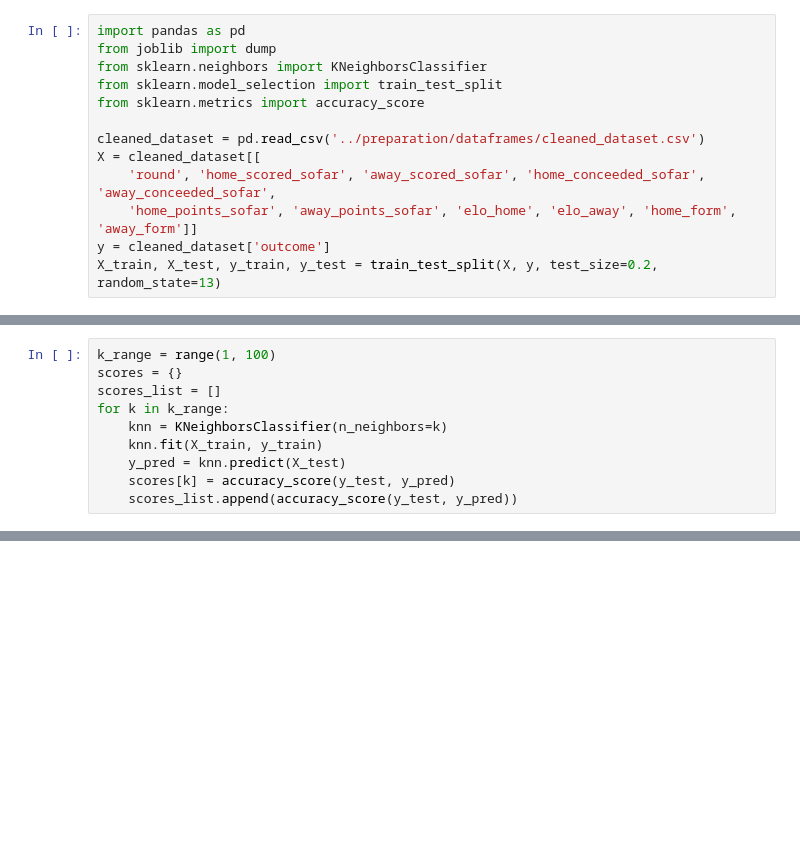
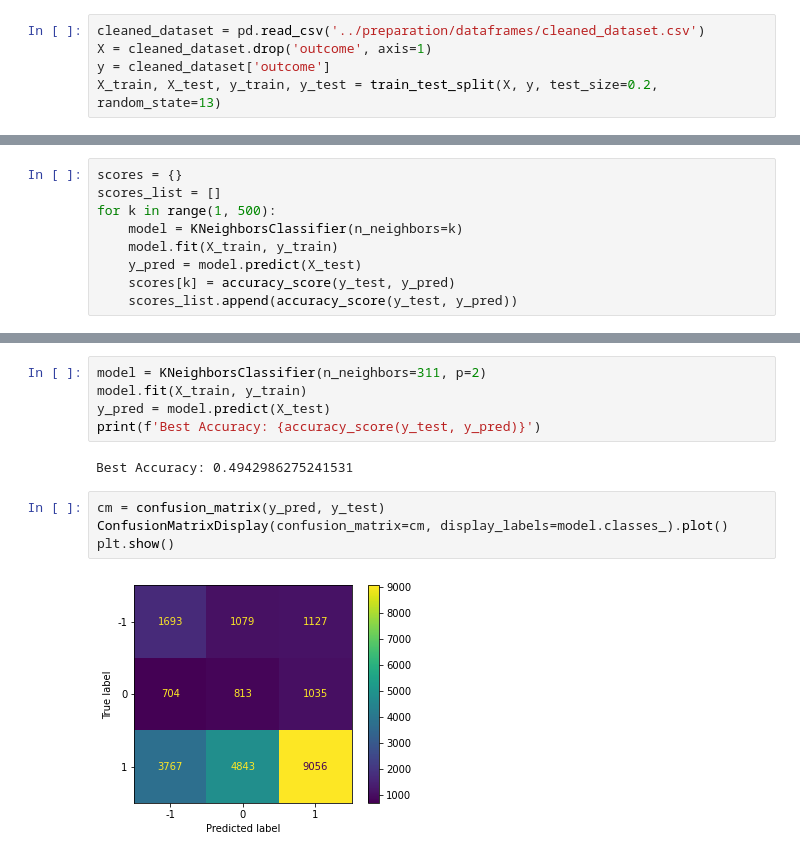
Before and after one commit to asadiceccarelli/Football-Outcome-Predictions, a Jupyter notebook: model/knn.ipynb, the cells around one changed output, grey strips where cells are left out. Drawn from its saved outputs; the diff is of its cells as text; blank space fills up the shorter version.

```diff
--- a/model/knn.ipynb
+++ b/model/knn.ipynb
@@ -1,13 +10,5 @@
 # %%
-import pandas as pd
-from joblib import dump
-from sklearn.neighbors import KNeighborsClassifier
-from sklearn.model_selection import train_test_split
-from sklearn.metrics import accuracy_score
-
 cleaned_dataset = pd.read_csv('../preparation/dataframes/cleaned_dataset.csv')
-X = cleaned_dataset[[
-    'round', 'home_scored_sofar', 'away_scored_sofar', 'home_conceeded_sofar', 'away_conceeded_sofar',
-    'home_points_sofar', 'away_points_sofar', 'elo_home', 'elo_away', 'home_form', 'away_form']]
+X = cleaned_dataset.drop('outcome', axis=1)
 y = cleaned_dataset['outcome']
 X_train, X_test, y_train, y_test = train_test_split(X, y, test_size=0.2, random_state=13)
@@ -14,10 +24,9 @@ X_train, X_test, y_train, y_test = train_test_split(X, y, test_size=0.2, random_
 # %%
-k_range = range(1, 100)
 scores = {}
 scores_list = []
-for k in k_range:
-    knn = KNeighborsClassifier(n_neighbors=k)
-    knn.fit(X_train, y_train)
-    y_pred = knn.predict(X_test)
+for k in range(1, 500):
+    model = KNeighborsClassifier(n_neighbors=k)
+    model.fit(X_train, y_train)
+    y_pred = model.predict(X_test)
     scores[k] = accuracy_score(y_test, y_pred)
     scores_list.append(accuracy_score(y_test, y_pred))
@@ -32,0 +56,13 @@ Text(0, 0.5, 'Testing Accuracy')
+# %%
+model = KNeighborsClassifier(n_neighbors=311, p=2)
+model.fit(X_train, y_train)
+y_pred = model.predict(X_test)
+print(f'Best Accuracy: {accuracy_score(y_test, y_pred)}')
+# %% [output]
+Best Accuracy: 0.4942986275241531
+# %%
+cm = confusion_matrix(y_pred, y_test)
+ConfusionMatrixDisplay(confusion_matrix=cm, display_labels=model.classes_).plot()
+plt.show()
+# %% [output]
+[figure, added]
```
Also changed, not shown: parts of 7 cells of this notebook, 29 other files.
